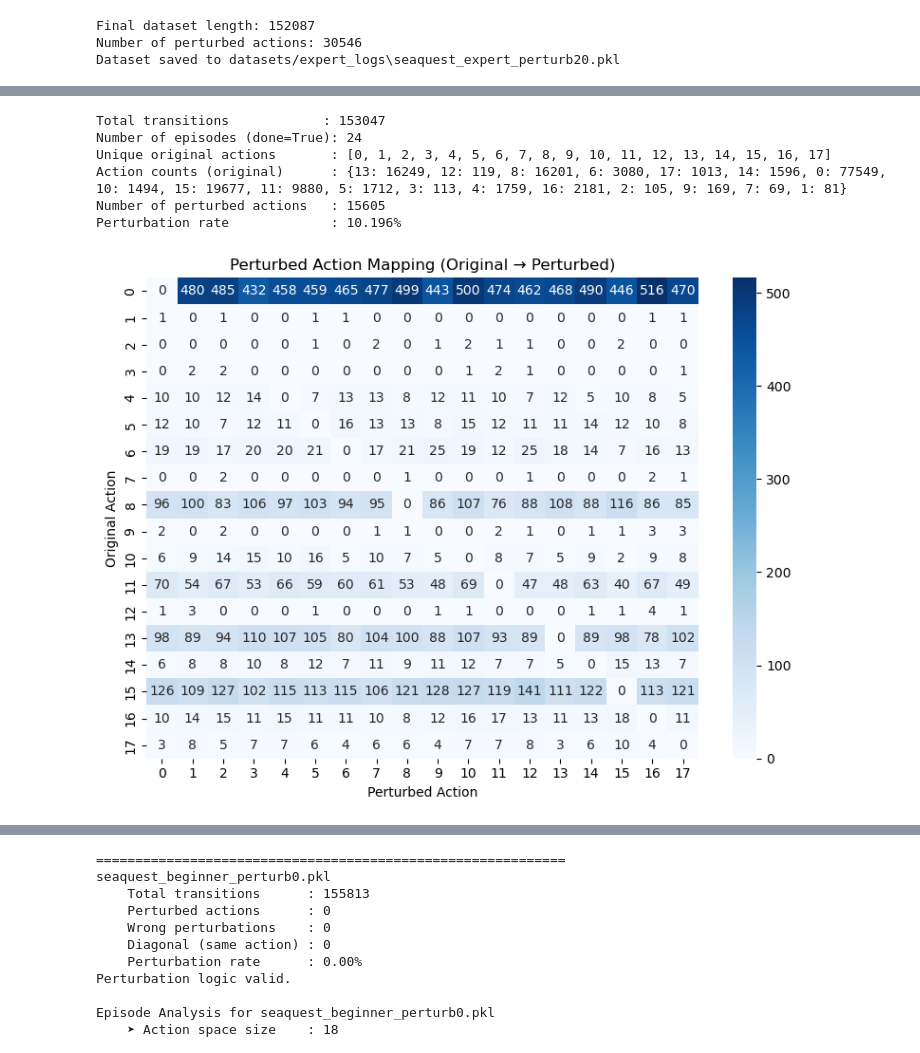
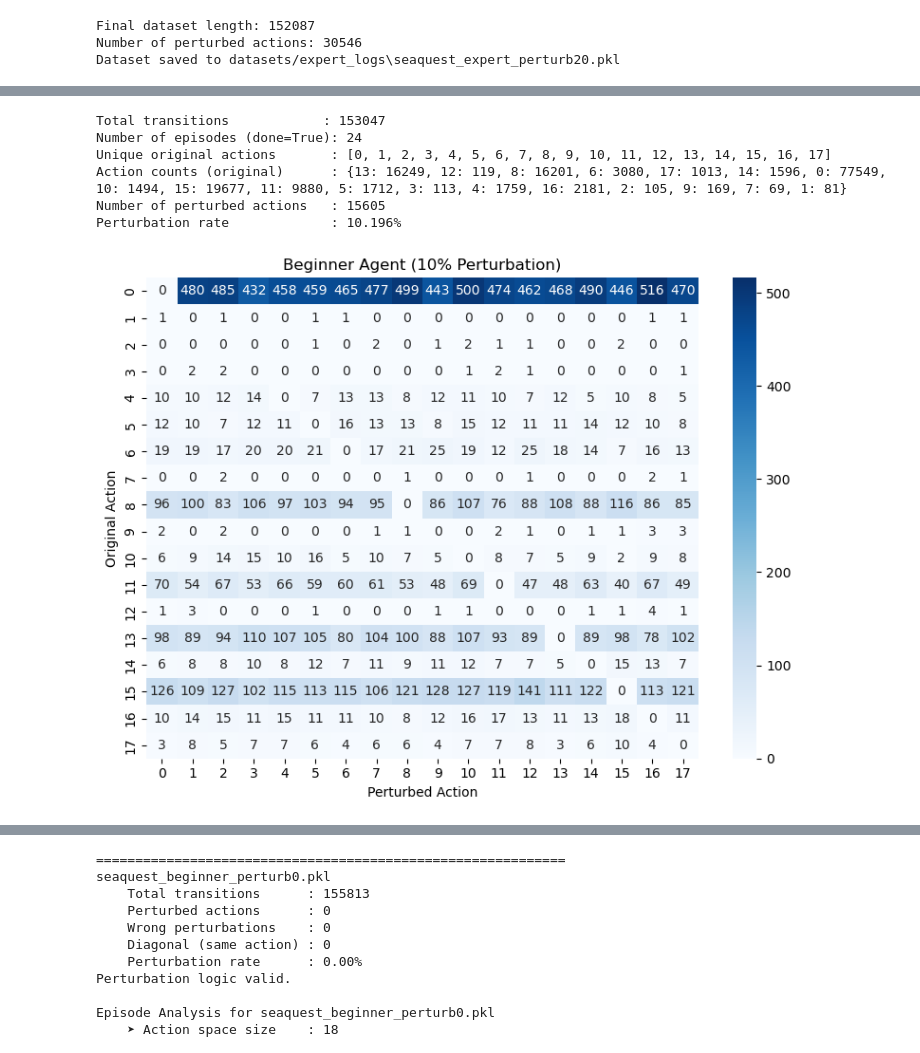
Before and after one commit to ManuelSperl/master-thesis-ai, a Jupyter notebook: main_datasets.ipynb, the cells around one changed output, grey strips where cells are left out. Drawn from its saved outputs; the diff is of its cells as text; code cells hidden in the pictures.

```diff
--- a/main_datasets.ipynb
+++ b/main_datasets.ipynb
@@ -1063,14 +633,26 @@ Dataset saved to datasets/expert_logs\seaquest_expert_perturb20.pkl
 # %%
-import pickle
-import numpy as np
-import matplotlib.pyplot as plt
-import seaborn as sns
+def load_dataset(path):
+    """
+    Loads a dataset from a given path using pickle.
 
-def load_dataset(path):
+    :param path: Path to the .pkl dataset file
+    :return: Loaded dataset object (usually a list of transition tuples)
+    """
     with open(path, 'rb') as f:
         return pickle.load(f)
 
 def inspect_dataset(dataset, verbose=True):
+    """
+    Inspects key statistics of the dataset such as episode count, action distribution, and perturbation rate.
+
+    Assumes dataset tuples follow the format:
+        (obs, action, reward, next_obs, next_action, done, perturbed, original_action)
+
+    :param dataset: List of transition tuples
+    :param verbose: Whether to print out summary information (default: True)
+
+    :return: Dictionary with stats: length, episode count, action distribution, and perturbation count
+    """
     total_transitions = len(dataset)
     num_perturbed = 0
     action_counts = {}
@@ -1088,7 +670,7 @@ def inspect_dataset(dataset, verbose=True):
         if done:
             episodes += 1
 
-        # Count original actions for a cleaner skill analysis
+        # count original actions
         action_counts[original_action] = action_counts.get(original_action, 0) + 1
 
     if verbose:
@@ -1107,9 +689,18 @@ def inspect_dataset(dataset, verbose=True):
     }
 
 
-def plot_perturbation_heatmap(dataset, action_size=18):
-    original = []
-    perturbed = []
+def plot_perturbation_heatmap(dataset, action_size=18, title="Perturbation Heatmap"):
+    """
+    Plots a heatmap showing how original actions were perturbed into new actions.
+
+    Each cell (i, j) in the heatmap counts how often original action i was changed to action j.
+
+    :param dataset: List of 8-tuples containing the 'perturbed' and 'original_action' fields
+    :param action_size: Total number of discrete actions in the environment (default: 18 for Seaquest)
+    :param title: Title of the heatmap plot
+    """
+    original = []   # stores original (pre-perturbation) actions
+    perturbed = []  # stores resulting (post-perturbation) actions
 
     for t in dataset:
         if len(t) != 8:
@@ -1121,6 +712,7 @@ def plot_perturbation_heatmap(dataset, action_size=18):
             original.append(original_action)
             perturbed.append(action)
 
+    # create a 2D matrix (original x perturbed) to count transitions
     heatmap = np.zeros((action_size, action_size), dtype=int)
 
     for o, p in zip(original, perturbed):
@@ -1131,23 +723,23 @@ def plot_perturbation_heatmap(dataset, action_size=18):
                 xticklabels=range(action_size), yticklabels=range(action_size))
     plt.xlabel("Perturbed Action")
     plt.ylabel("Original Action")
-    plt.title("Perturbed Action Mapping (Original → Perturbed)")
+    plt.title(title)
     plt.tight_layout()
     plt.show()
 # %%
 dataset_path = 'datasets/beginner_logs/seaquest_beginner_perturb10.pkl'
 dataset = load_dataset(dataset_path)
 
 info = inspect_dataset(dataset)
-plot_perturbation_heatmap(dataset)
+plot_perturbation_heatmap(dataset, title="Beginner Agent (10% Perturbation)")
 # %% [output]
 Total transitions            : 153047
 Number of episodes (done=True): 24
 Unique original actions       : [0, 1, 2, 3, 4, 5, 6, 7, 8, 9, 10, 11, 12, 13, 14, 15, 16, 17]
 Action counts (original)      : {13: 16249, 12: 119, 8: 16201, 6: 3080, 17: 1013, 14: 1596, 0: 77549, 10: 1494, 15: 19677, 11: 9880, 5: 1712, 3: 113, 4: 1759, 16: 2181, 2: 105, 9: 169, 7: 69, 1: 81}
 Number of perturbed actions   : 15605
 Perturbation rate             : 10.196%
-[figure, old version]
+[figure, new version]
 # %%
 dataset_path = 'datasets/intermediate_logs/seaquest_intermediate_perturb10.pkl'
 dataset = load_dataset(dataset_path)
```
Also changed, not shown: parts of 52 cells of this notebook, 14 other files.
